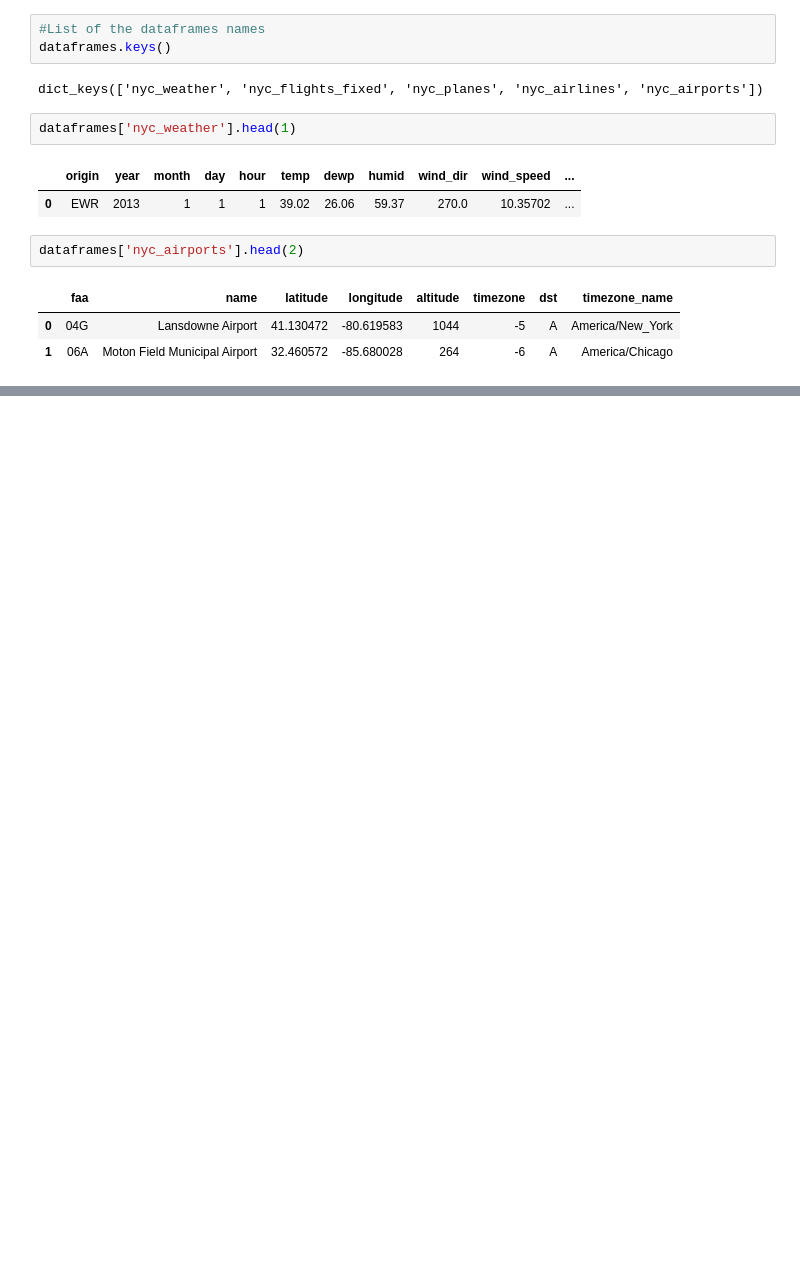
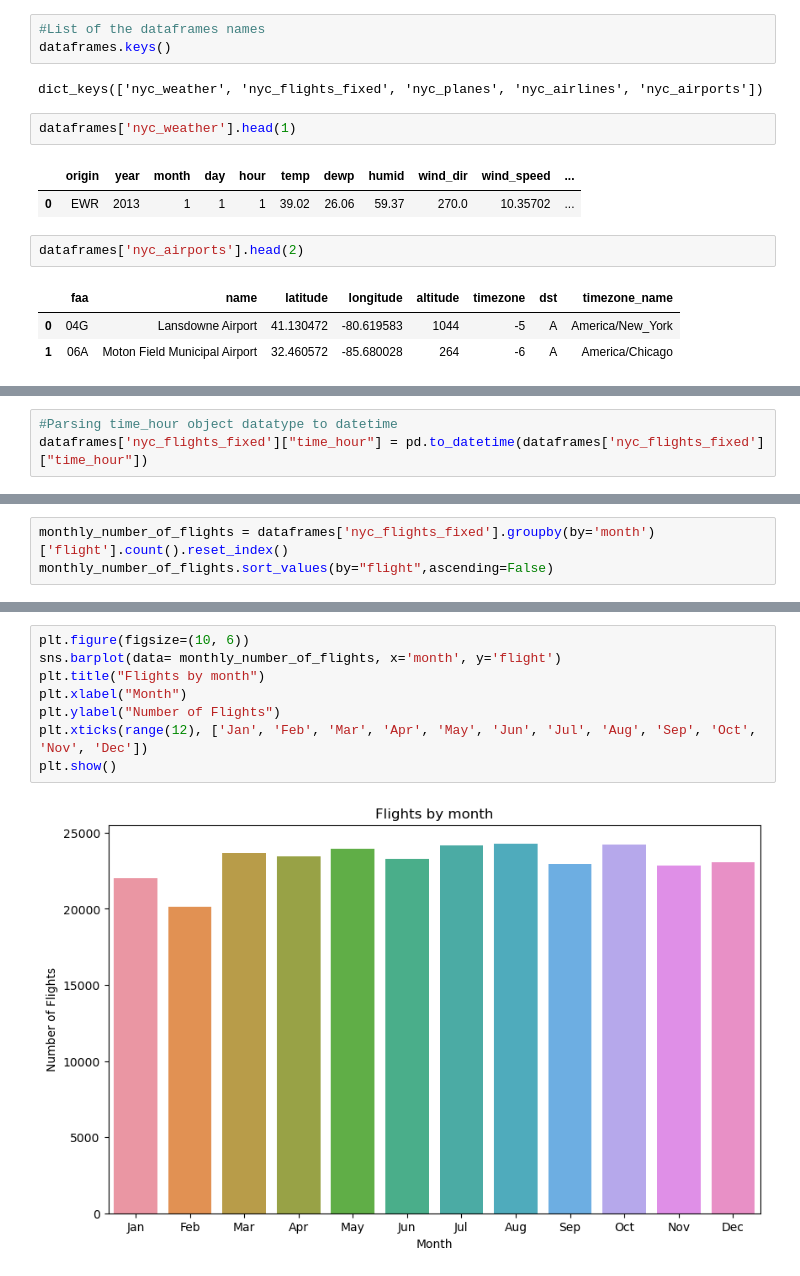
Before and after one commit to brauCastelblanco/data-analysis-projects, a Jupyter notebook: NY Airport Analysis.ipynb, the cells around one changed output, grey strips where cells are left out. Saved outputs shown, nothing was run; the diff lists cells and outputs as text; blank space fills up the shorter version.

```diff
--- a/NY Airport Analysis.ipynb
+++ b/NY Airport Analysis.ipynb
@@ -64,0 +74,3 @@ The number of distinct destinations connected to the airport is: 1440
+# %%
+#Parsing time_hour object datatype to datetime
+dataframes['nyc_flights_fixed']["time_hour"] = pd.to_datetime(dataframes['nyc_flights_fixed']["time_hour"])
@@ -64,0 +128,3 @@ The number of distinct destinations connected to the airport is: 1440
+# %%
+monthly_number_of_flights = dataframes['nyc_flights_fixed'].groupby(by='month')['flight'].count().reset_index()
+monthly_number_of_flights.sort_values(by="flight",ascending=False)
@@ -64,0 +145,10 @@ The number of distinct destinations connected to the airport is: 1440
+# %%
+plt.figure(figsize=(10, 6))
+sns.barplot(data= monthly_number_of_flights, x='month', y='flight')
+plt.title("Flights by month")
+plt.xlabel("Month")
+plt.ylabel("Number of Flights")
+plt.xticks(range(12), ['Jan', 'Feb', 'Mar', 'Apr', 'May', 'Jun', 'Jul', 'Aug', 'Sep', 'Oct', 'Nov', 'Dec'])
+plt.show()
+# %% [output]
+[figure, added]
```
Also changed, not shown: parts of 19 cells of this notebook.
